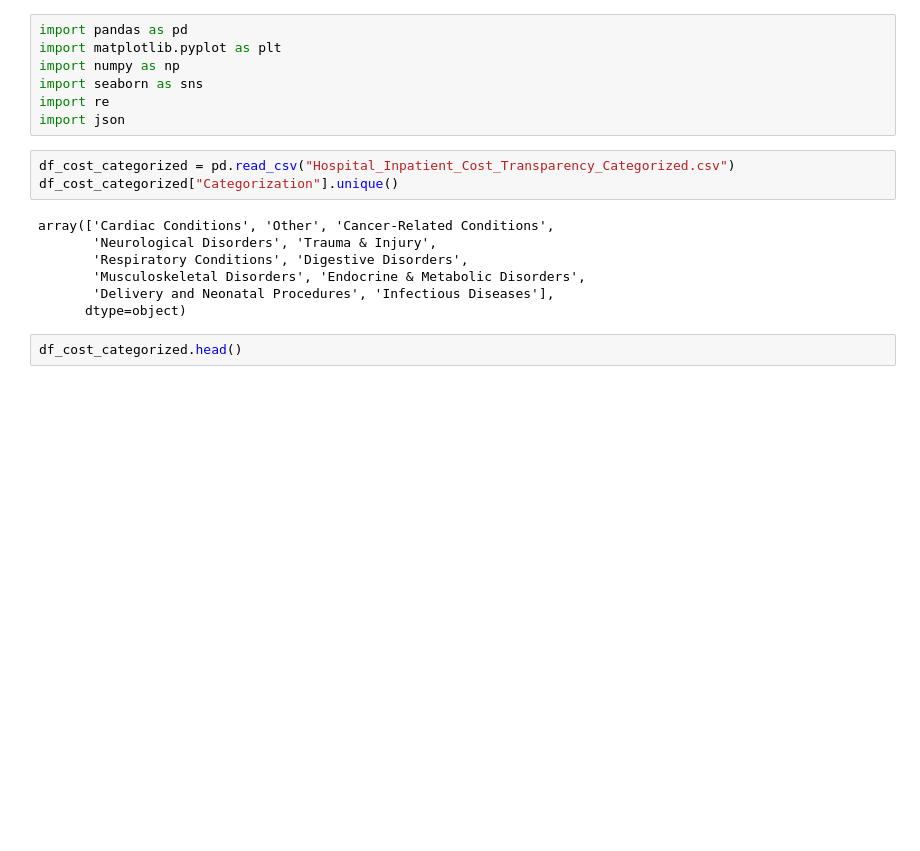
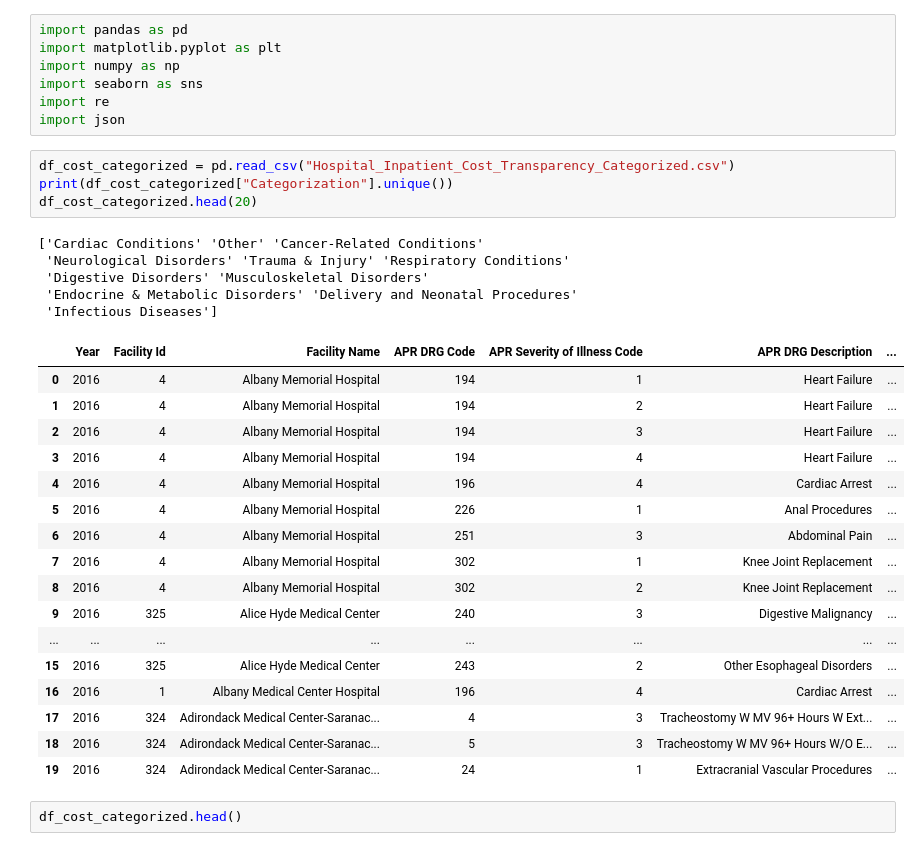
Before and after one commit to nikaslukyanov/Fair-Health-Finder, a Jupyter notebook: cost_analysis.ipynb, the cells around one changed output. Drawn from its saved outputs; the diff is of its cells as text; blank space fills up the shorter version.

Commit message:
continuing to debug cost

```diff
--- a/cost_analysis.ipynb
+++ b/cost_analysis.ipynb
@@ -7,14 +7,31 @@ import re
 import json
 # %%
 df_cost_categorized = pd.read_csv("Hospital_Inpatient_Cost_Transparency_Categorized.csv")
-df_cost_categorized["Categorization"].unique()
+print(df_cost_categorized["Categorization"].unique())
+df_cost_categorized.head(20)
 # %% [output]
-array(['Cardiac Conditions', 'Other', 'Cancer-Related Conditions',
-       'Neurological Disorders', 'Trauma & Injury',
-       'Respiratory Conditions', 'Digestive Disorders',
-       'Musculoskeletal Disorders', 'Endocrine & Metabolic Disorders',
-       'Delivery and Neonatal Procedures', 'Infectious Diseases'],
-      dtype=object)
+['Cardiac Conditions' 'Other' 'Cancer-Related Conditions'
+ 'Neurological Disorders' 'Trauma & Injury' 'Respiratory Conditions'
+ 'Digestive Disorders' 'Musculoskeletal Disorders'
+ 'Endocrine & Metabolic Disorders' 'Delivery and Neonatal Procedures'
+ 'Infectious Diseases']
+|  | Year | Facility Id | Facility Name | APR DRG Code | APR Severity of Illness Code | APR DRG Description | ... |
+| 0 | 2016 | 4 | Albany Memorial Hospital | 194 | 1 | Heart Failure | ... |
+| 1 | 2016 | 4 | Albany Memorial Hospital | 194 | 2 | Heart Failure | ... |
+| 2 | 2016 | 4 | Albany Memorial Hospital | 194 | 3 | Heart Failure | ... |
+| 3 | 2016 | 4 | Albany Memorial Hospital | 194 | 4 | Heart Failure | ... |
+| 4 | 2016 | 4 | Albany Memorial Hospital | 196 | 4 | Cardiac Arrest | ... |
+| 5 | 2016 | 4 | Albany Memorial Hospital | 226 | 1 | Anal Procedures | ... |
+| 6 | 2016 | 4 | Albany Memorial Hospital | 251 | 3 | Abdominal Pain | ... |
+| 7 | 2016 | 4 | Albany Memorial Hospital | 302 | 1 | Knee Joint Replacement | ... |
+| 8 | 2016 | 4 | Albany Memorial Hospital | 302 | 2 | Knee Joint Replacement | ... |
+| 9 | 2016 | 325 | Alice Hyde Medical Center | 240 | 3 | Digestive Malignancy | ... |
+| ... | ... | ... | ... | ... | ... | ... | ... |
+| 15 | 2016 | 325 | Alice Hyde Medical Center | 243 | 2 | Other Esophageal Disorders | ... |
+| 16 | 2016 | 1 | Albany Medical Center Hospital | 196 | 4 | Cardiac Arrest | ... |
+| 17 | 2016 | 324 | Adirondack Medical Center-Saranac... | 4 | 3 | Tracheostomy W MV 96+ Hours W Ext... | ... |
+| 18 | 2016 | 324 | Adirondack Medical Center-Saranac... | 5 | 3 | Tracheostomy W MV 96+ Hours W/O E... | ... |
+| 19 | 2016 | 324 | Adirondack Medical Center-Saranac... | 24 | 1 | Extracranial Vascular Procedures | ... |
 # %%
 df_cost_categorized.head()
 # %% [output]
```
Also changed, not shown: parts of 4 cells of this notebook.
